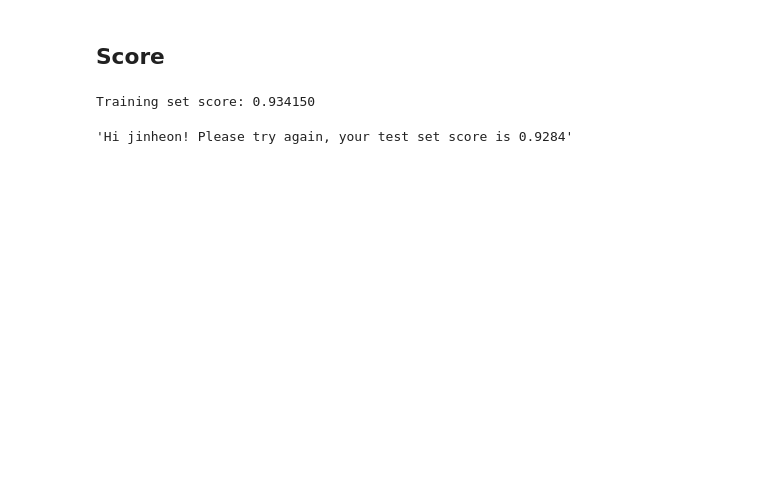
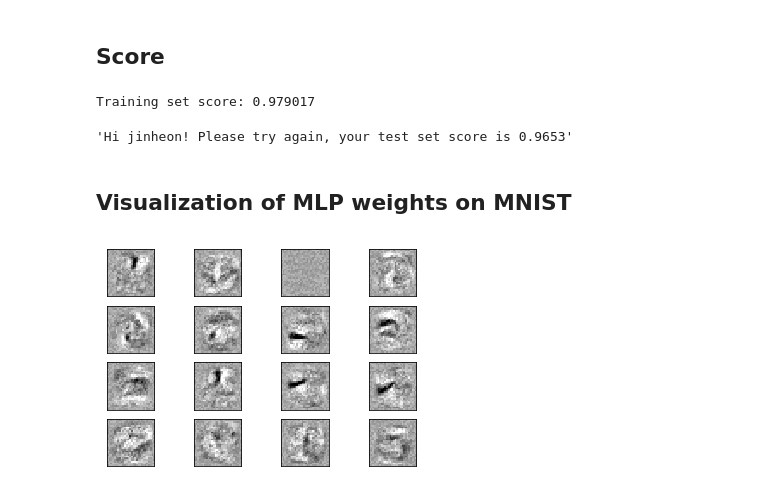
Before and after one commit to JinheonBaek/MSP-MachineLearning, a Jupyter notebook: Neural Network.ipynb, the cells around one changed output. Cells and saved outputs as stored; diff of their text form; code cells hidden in the pictures; blank space fills up the shorter version.

```diff
--- a/Neural Network.ipynb
+++ b/Neural Network.ipynb
@@ -29,7 +29,7 @@ y_train, y_test = y[:60000], y[60000:]
 ## tol: Tolerance for the optimization (two consecutive iterations 동안 이보다 작게 안내려가면 stop)
 ## learning_rate_init: The initial learning rate (step-size in updating the weights)
 
-mlp = MLPClassifier(hidden_layer_sizes=(10), max_iter=10, alpha=1e-4,
+mlp = MLPClassifier(hidden_layer_sizes=(25), max_iter=10, alpha=1e-4,
                     solver='sgd', verbose=10, tol=1e-4, random_state=1,
                     learning_rate_init=.1)
 # %% [markdown]
@@ -59,7 +59,7 @@ MLPClassifier(activation='relu', alpha=0.0001, batch_size='auto', beta_1=0.9,
 # %%
 print("Training set score: %f" % mlp.score(X_train, y_train))
 # %% [output]
-Training set score: 0.934150
+Training set score: 0.979017
 # %%
 _url = "https://newcomer0602.azurewebsites.net/api/HttpTriggerPython31?code=8OKc0Ou3GTuFrZG1LvTeR1jv82agnCF0NnSu7oAFamIGtVTYEOgGXQ=="
 # %%
@@ -71,4 +71,19 @@ json = {
 req = requests.request('POST', _url, json = json)
 req.json()
 # %% [output]
-'Hi jinheon! Please try again, your test set score is 0.9284'
+'Hi jinheon! Please try again, your test set score is 0.9653'
+# %% [markdown]
+## Visualization of MLP weights on MNIST
+# %%
+fig, axes = plt.subplots(4, 4)
+# use global min / max to ensure all weights are shown on the same scale
+vmin, vmax = mlp.coefs_[0].min(), mlp.coefs_[0].max()
+for coef, ax in zip(mlp.coefs_[0].T, axes.ravel()):
+    ax.matshow(coef.reshape(28, 28), cmap=plt.cm.gray, vmin=.5 * vmin,
+               vmax=.5 * vmax)
+    ax.set_xticks(())
+    ax.set_yticks(())
+
+plt.show()
+# %% [output]
+[figure, added]
```
Also changed, not shown: parts of 1 cell of this notebook, 1 other file.
